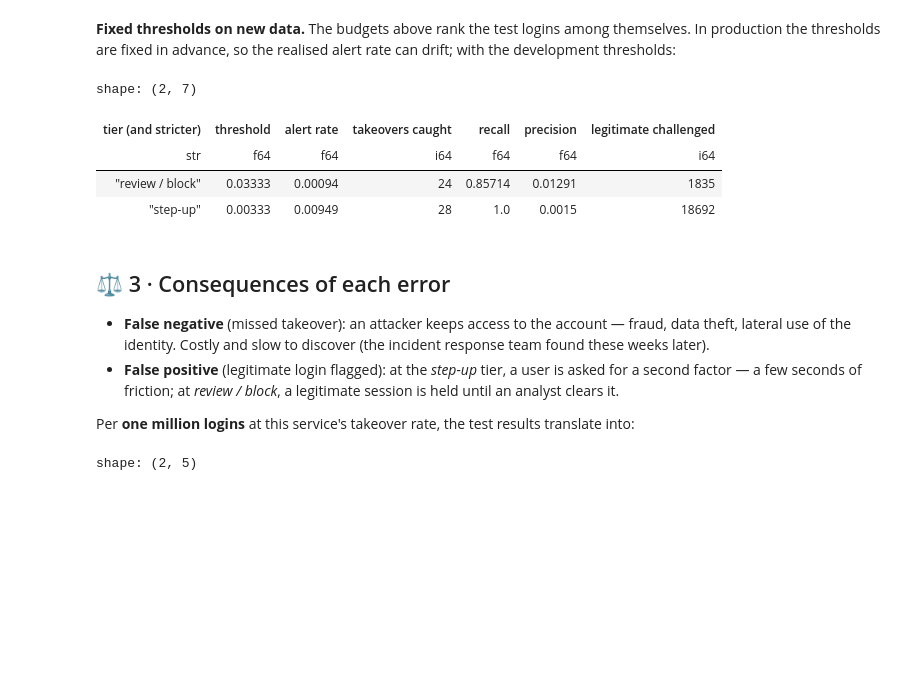
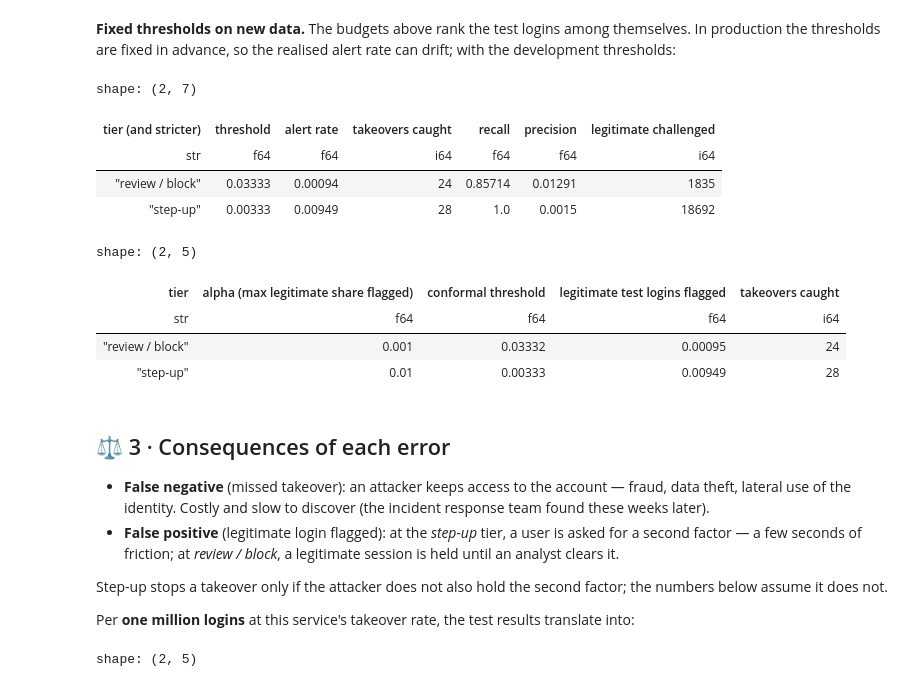
Before and after one commit to modsiw-mona/anomaly_detection_ato, a Jupyter notebook: notebooks/6-interpretation/07-sap-model_interpretation-2026_11_04.ipynb, the cells around one changed output. Drawn from its saved outputs; the diff is of its cells as text; code cells hidden in the pictures; blank space fills up the shorter version.

```diff
--- a/notebooks/6-interpretation/07-sap-model_interpretation-2026_11_04.ipynb
+++ b/notebooks/6-interpretation/07-sap-model_interpretation-2026_11_04.ipynb
@@ -128,0 +144,12 @@ thresholds
+# %%
+legit_dev = np.sort(
+    dev_oof.join(
+        load_side(config, data_dir, "dev").select("event_id", "label_ato").collect(), on="event_id"
+    )
+    .filter(~pl.col("label_ato"))["score"]
+    .to_numpy()
+)
+ALPHAS = {"review / block": 0.001, "step-up": 0.01}
+conformal = {tier: float(legit_dev[min(int(np.ceil((legit_dev.size + 1) * (1 - a))) - 1, legit_dev.size - 1)])
+             for tier, a in ALPHAS.items()}  # fmt: skip
+conformal
@@ -228,19 +332,30 @@ the thresholds are fixed in advance, so the realised alert rate can drift; with
 # %%
 tiers = []
 for tier, t in thresholds.items():
     flagged = score >= t
     tiers.append({"tier (and stricter)": tier, "threshold": t, "alert rate": flagged.mean(),
                   "takeovers caught": int((flagged & yt).sum()), "recall": (flagged & yt).sum() / yt.sum(),
                   "precision": (flagged & yt).sum() / max(flagged.sum(), 1),
                   "legitimate challenged": int((flagged & ~yt).sum())})  # fmt: skip
 tiers = pl.DataFrame(tiers).with_columns(pl.col(pl.Float64).round(5))
-tiers
+conformal_check = pl.DataFrame(
+    [{"tier": tier, "alpha (max legitimate share flagged)": ALPHAS[tier], "conformal threshold": t,
+      "legitimate test logins flagged": float((score[~yt] >= t).mean()), "takeovers caught": int((score[yt] >= t).sum())}
+     for tier, t in conformal.items()]
+).with_columns(pl.col(pl.Float64).round(5))  # fmt: skip
+display(tiers)
+conformal_check
 # %% [output]
 shape: (2, 7)
 | tier (and stricter) | threshold | alert rate | takeovers caught | recall | precision | legitimate challenged |
 | str | f64 | f64 | i64 | f64 | f64 | i64 |
 | "review / block" | 0.03333 | 0.00094 | 24 | 0.85714 | 0.01291 | 1835 |
 | "step-up" | 0.00333 | 0.00949 | 28 | 1.0 | 0.0015 | 18692 |
+shape: (2, 5)
+| tier | alpha (max legitimate share flagged) | conformal threshold | legitimate test logins flagged | takeovers caught |
+| str | f64 | f64 | f64 | i64 |
+| "review / block" | 0.001 | 0.03332 | 0.00095 | 24 |
+| "step-up" | 0.01 | 0.00333 | 0.00949 | 28 |
 # %% [markdown]
 ## ⚖️ 3 · Consequences of each error
 
@@ -249,6 +364,9 @@ shape: (2, 7)
 * **False positive** (legitimate login flagged): at the *step-up* tier, a user is asked for a second factor — a few
   seconds of friction; at *review / block*, a legitimate session is held until an analyst clears it.
 
+Step-up stops a takeover only if the attacker does not also hold the second factor; the numbers below assume it
+does not.
+
 Per **one million logins** at this service's takeover rate, the test results translate into:
 # %%
 per_million = 1_000_000 / test.height
```
Also changed, not shown: parts of 30 cells of this notebook, 3 other files.
